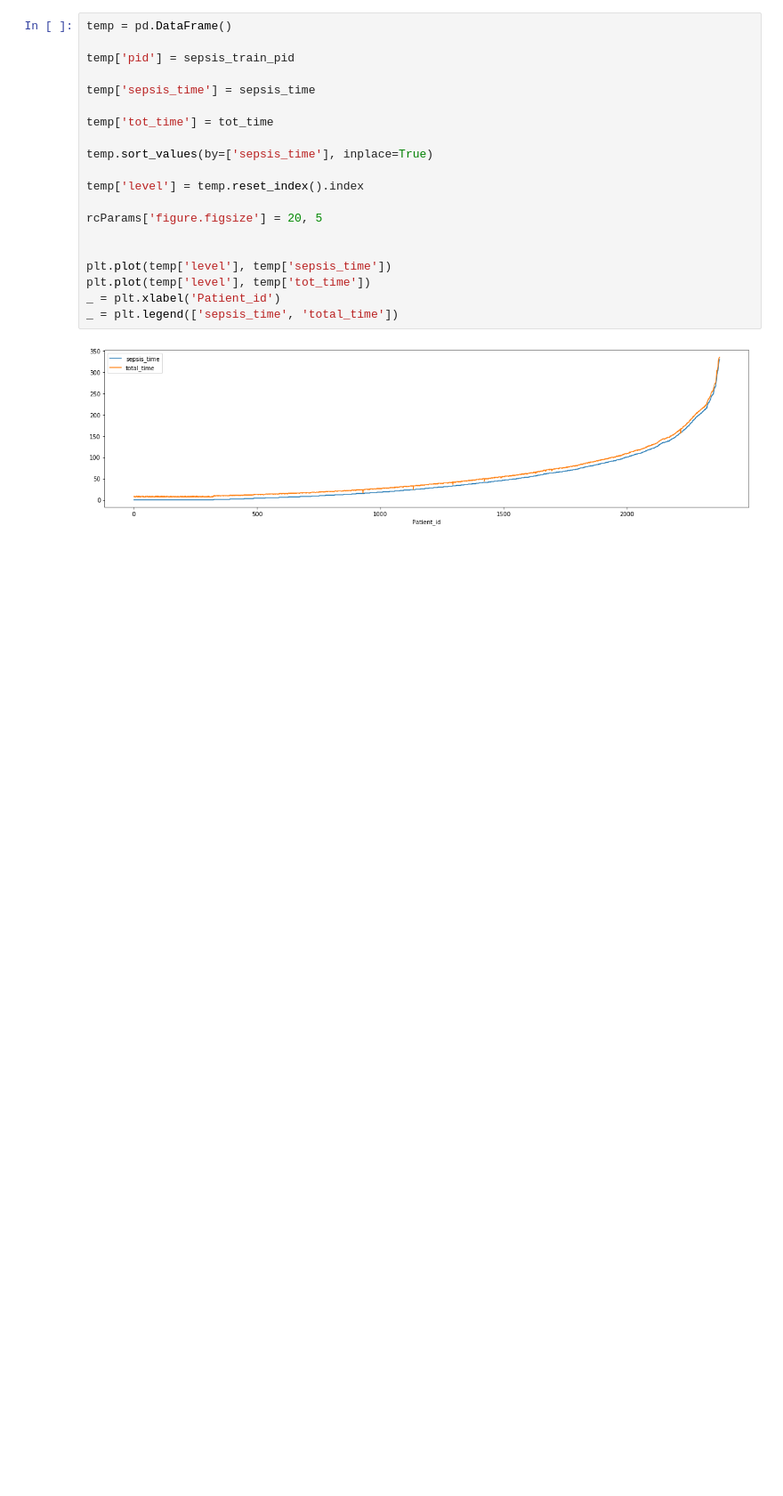
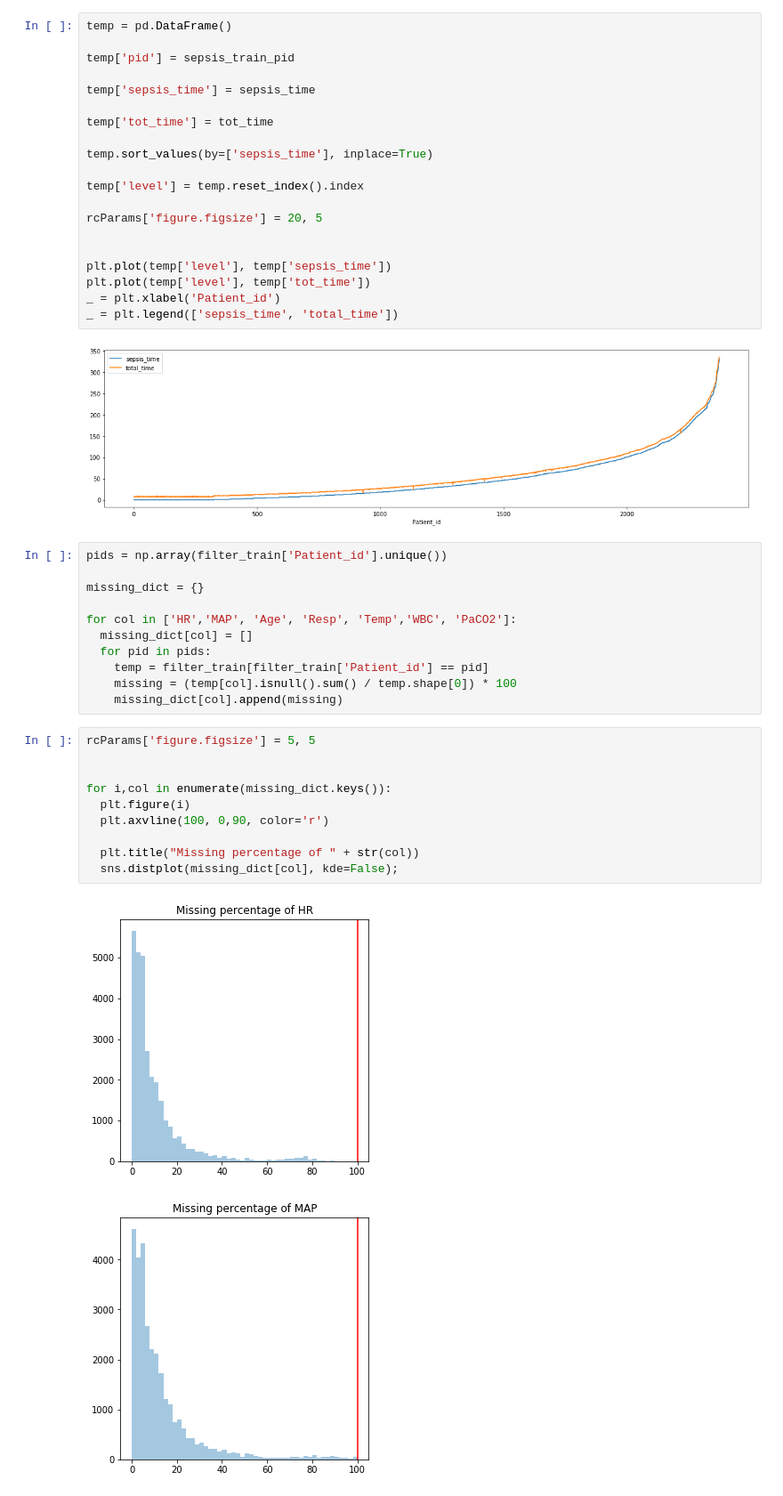
Before and after one commit to kskaran94/Sepsis_Identification, a Jupyter notebook: EDA_Temporal.ipynb, the cells around one changed output. Shown: that part at 89% size. Drawn from its saved outputs; the diff is of its cells as text; blank space fills up the shorter version.

```diff
--- a/EDA_Temporal.ipynb
+++ b/EDA_Temporal.ipynb
@@ -168,3 +165,27 @@ _ = plt.xlabel('Patient_id')
 _ = plt.legend(['sepsis_time', 'total_time'])
 # %% [output]
 [figure]
+# %%
+pids = np.array(filter_train['Patient_id'].unique())
+
+missing_dict = {}
+
+for col in ['HR','MAP', 'Age', 'Resp', 'Temp','WBC', 'PaCO2']:
+  missing_dict[col] = []
+  for pid in pids:
+    temp = filter_train[filter_train['Patient_id'] == pid]
+    missing = (temp[col].isnull().sum() / temp.shape[0]) * 100
+    missing_dict[col].append(missing)
+# %%
+rcParams['figure.figsize'] = 5, 5
+
+
+for i,col in enumerate(missing_dict.keys()):
+  plt.figure(i)
+  plt.axvline(100, 0,90, color='r')
+
+  plt.title("Missing percentage of " + str(col))
+  sns.distplot(missing_dict[col], kde=False);
+# %% [output]
+[figure, added]
+[figure, added]
```
Also changed, not shown: parts of 3 cells of this notebook.
